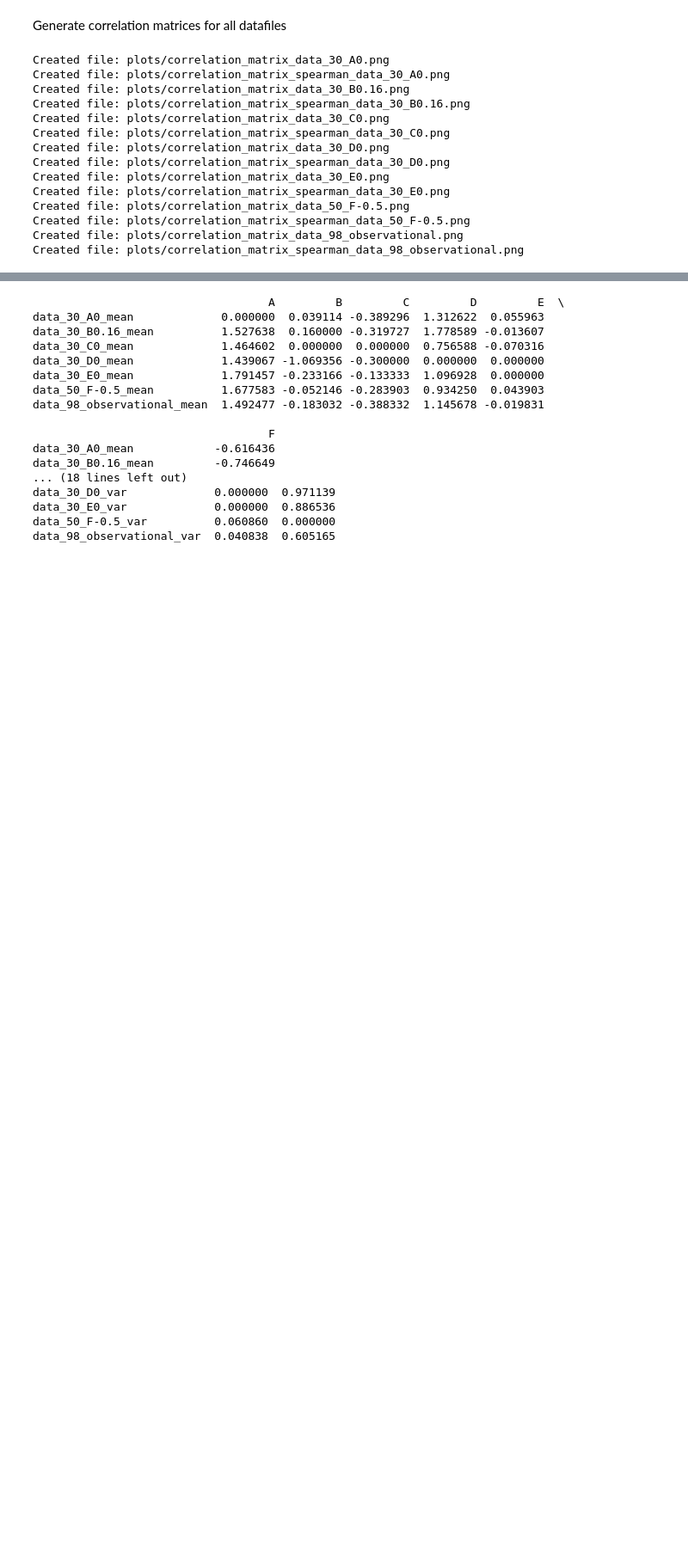
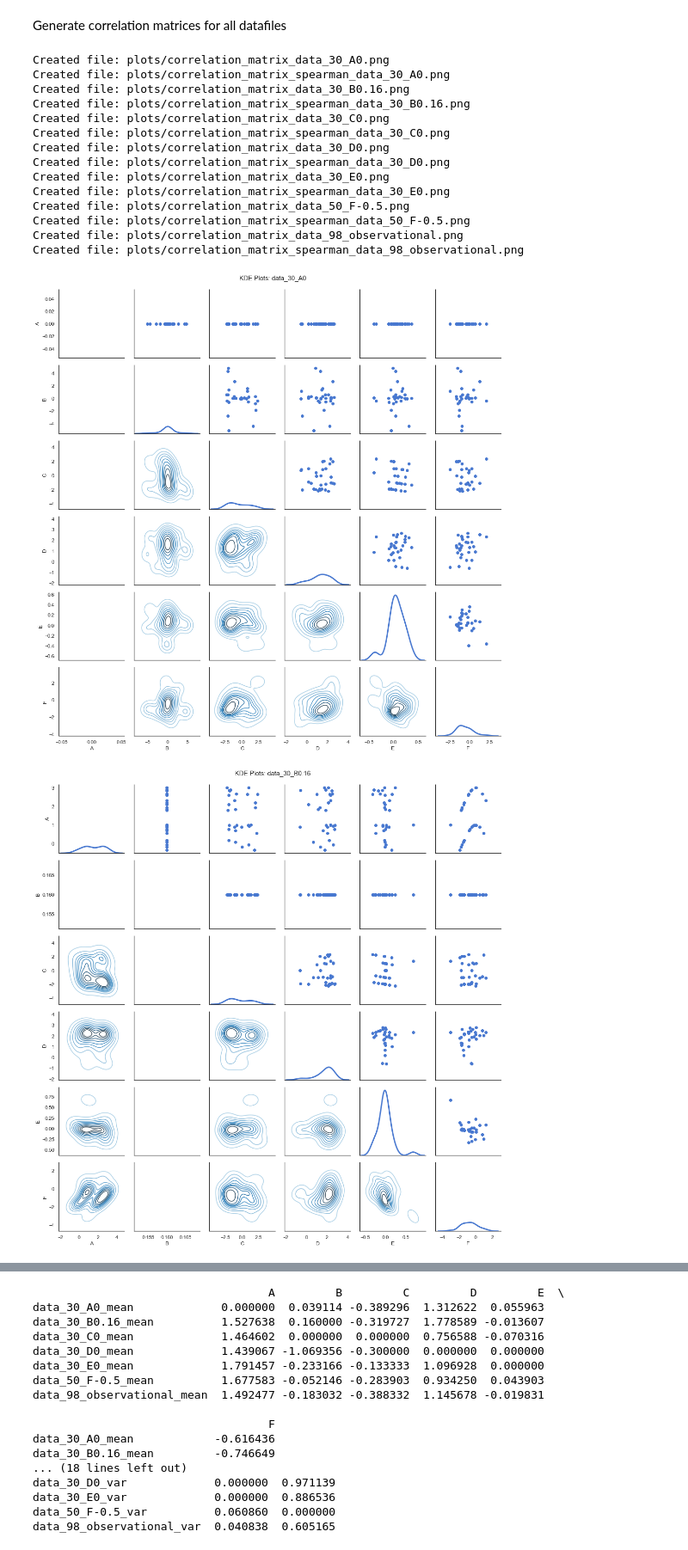
Before and after one commit to Maplewarrior/02463---Causality-project, a Jupyter notebook: 02463 Causality.ipynb, the cells around one changed output, grey strips where cells are left out. Shown at 86% size. Cells and saved outputs as stored; diff of their text form; code cells hidden in the pictures; blank space fills up the shorter version.

```diff
--- a/02463 Causality.ipynb
+++ b/02463 Causality.ipynb
@@ -124,3 +124,24 @@ Created file: plots/correlation_matrix_data_50_F-0.5.png
 Created file: plots/correlation_matrix_spearman_data_50_F-0.5.png
 Created file: plots/correlation_matrix_data_98_observational.png
 Created file: plots/correlation_matrix_spearman_data_98_observational.png
+# %%
+for name, data in data_dict.items():
+
+
+    # Create grid of seaborn plots
+    g = sns.PairGrid(data, diag_sharey=True)
+    g.map_upper(plt.scatter)
+    g.map_lower(sns.kdeplot, cmap="Blues_d")
+    g.map_diag(sns.kdeplot, lw=3)
+    g.fig.suptitle("KDE Plots: " + name, y =1.01)
+    g.savefig('plots/kde_plots_' + name + '.png')
+    # g.show()
+    # plot multiple seaborn plots in on figure
+
+
+    # print(data["A"])
+    # sns.jointplot(data={'A':data["A"],'B':data["B"],'C':data["C"],'D':data["D"],'E':data["E"],'F':data["F"]},x='C',y='F',kind='kde')
+    # break
+# %% [output]
+[figure, added]
+[figure, added]
```
Also changed, not shown: parts of 6 cells of this notebook, 8 other files.
